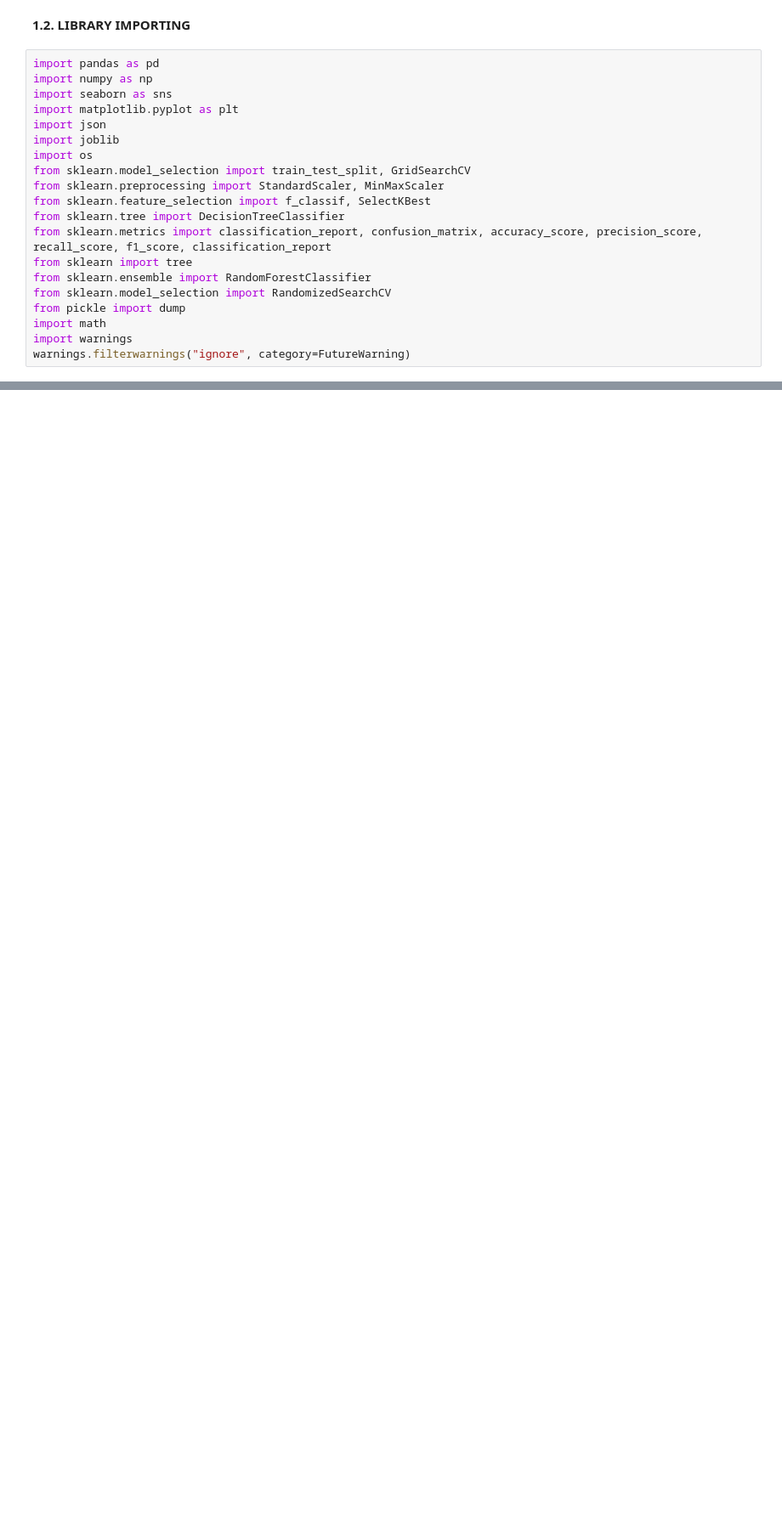
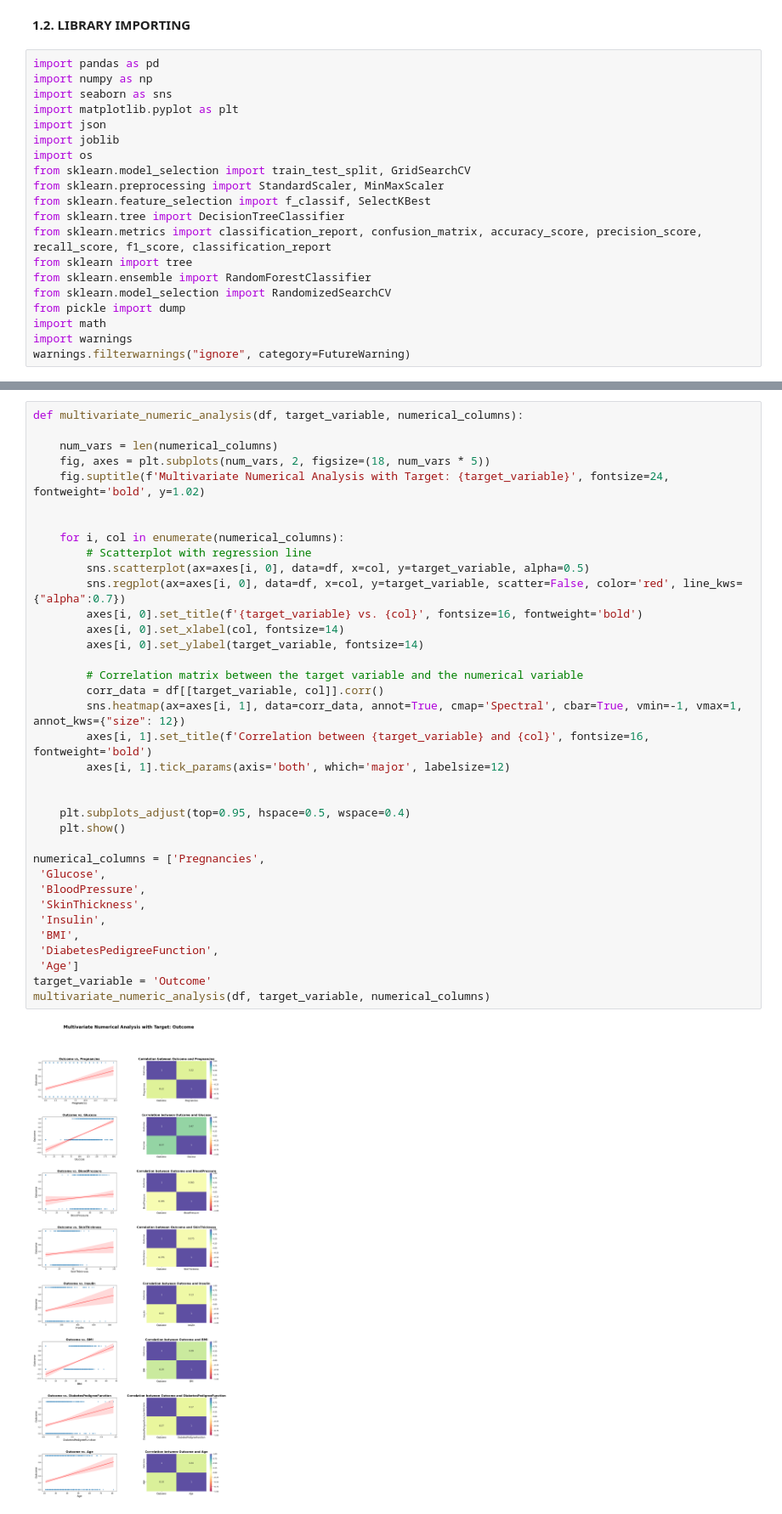
Before and after one commit to jenuzho/PREDICTING-DIABETES-random-fores, a Jupyter notebook: src/explore.ipynb, the cells around one changed output, grey strips where cells are left out. Shown at 85% size. Drawn from its saved outputs; the diff is of its cells as text; blank space fills up the shorter version.

```diff
--- a/src/explore.ipynb
+++ b/src/explore.ipynb
@@ -85,0 +369,38 @@ warnings.filterwarnings("ignore", category=FutureWarning)
+# %%
+def multivariate_numeric_analysis(df, target_variable, numerical_columns):
+
+    num_vars = len(numerical_columns)
+    fig, axes = plt.subplots(num_vars, 2, figsize=(18, num_vars * 5))
+    fig.suptitle(f'Multivariate Numerical Analysis with Target: {target_variable}', fontsize=24, fontweight='bold', y=1.02)
+
+
+    for i, col in enumerate(numerical_columns):
+        # Scatterplot with regression line
+        sns.scatterplot(ax=axes[i, 0], data=df, x=col, y=target_variable, alpha=0.5)
+        sns.regplot(ax=axes[i, 0], data=df, x=col, y=target_variable, scatter=False, color='red', line_kws={"alpha":0.7})
+        axes[i, 0].set_title(f'{target_variable} vs. {col}', fontsize=16, fontweight='bold')
+        axes[i, 0].set_xlabel(col, fontsize=14)
+        axes[i, 0].set_ylabel(target_variable, fontsize=14)
+
+        # Correlation matrix between the target variable and the numerical variable
+        corr_data = df[[target_variable, col]].corr()
+        sns.heatmap(ax=axes[i, 1], data=corr_data, annot=True, cmap='Spectral', cbar=True, vmin=-1, vmax=1, annot_kws={"size": 12})
+        axes[i, 1].set_title(f'Correlation between {target_variable} and {col}', fontsize=16, fontweight='bold')
+        axes[i, 1].tick_params(axis='both', which='major', labelsize=12)
+
+
+    plt.subplots_adjust(top=0.95, hspace=0.5, wspace=0.4)
+    plt.show()
+
+numerical_columns = ['Pregnancies',
+ 'Glucose',
+ 'BloodPressure',
+ 'SkinThickness',
+ 'Insulin',
+ 'BMI',
+ 'DiabetesPedigreeFunction',
+ 'Age']
+target_variable = 'Outcome'
+multivariate_numeric_analysis(df, target_variable, numerical_columns)
+# %% [output]
+[figure, added]
```
Also changed, not shown: parts of 65 cells of this notebook, 13 other files.
